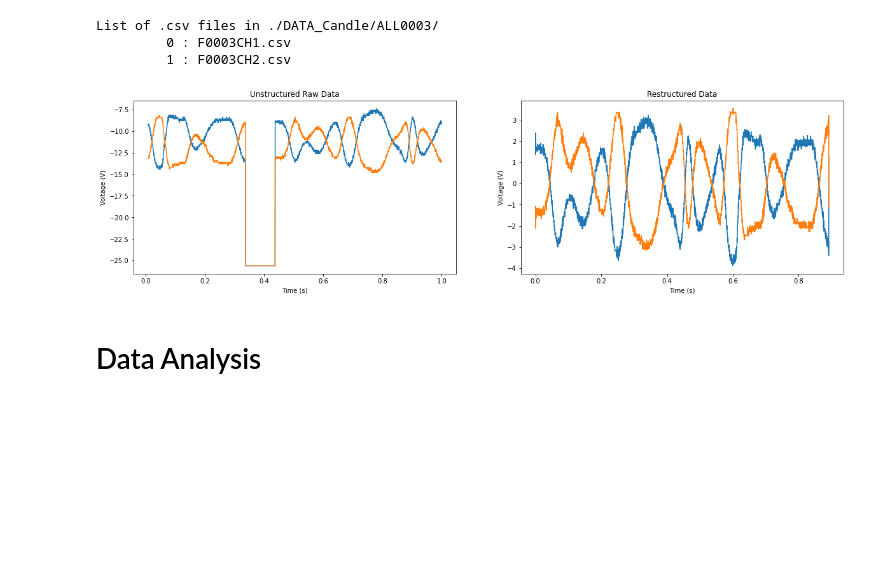
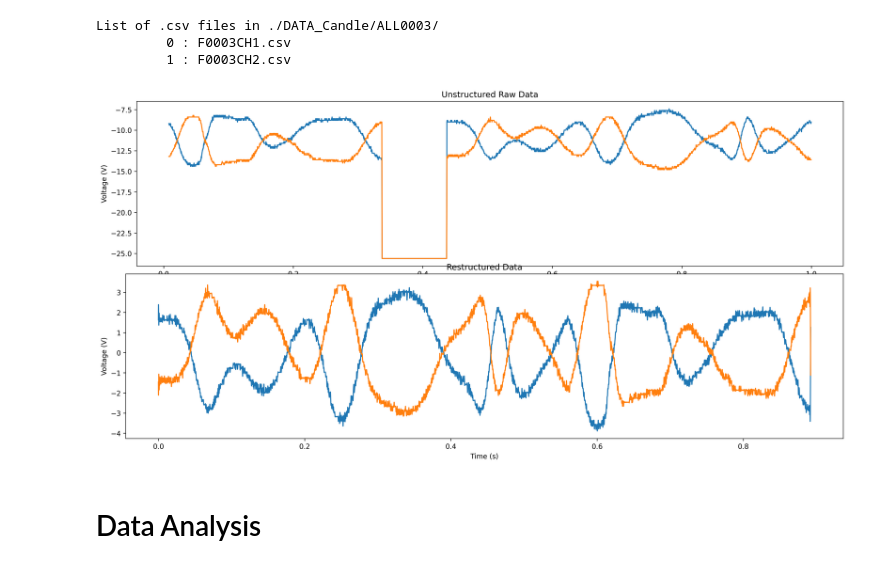
Before and after one commit to PanosEconomou/advanced-lab, a Jupyter notebook: 3.Interferometry/1.Lab-Data/4.INTERFEROMETRY__Apr-14-2021__14-49-34/4.ANALYSIS.ipynb, the cells around one changed output. Drawn from its saved outputs; the diff is of its cells as text; code cells hidden in the pictures; blank space fills up the shorter version.

```diff
--- a/3.Interferometry/1.Lab-Data/4.INTERFEROMETRY__Apr-14-2021__14-49-34/4.ANALYSIS.ipynb
+++ b/3.Interferometry/1.Lab-Data/4.INTERFEROMETRY__Apr-14-2021__14-49-34/4.ANALYSIS.ipynb
@@ -35,9 +36,10 @@ List of .csv files in ./DATA_Candle/ALL0003/
          1 : F0003CH2.csv
 # %%
 # Now plot the data
-fig = plt.figure(figsize = (20,5))
-ax1 = fig.add_subplot(121)
-ax2 = fig.add_subplot(122)
+fig = plt.figure(figsize = (15,7.5),dpi=300,constrained_layout=False)
+g
+ax1 = fig.add_subplot(211)
+ax2 = fig.add_subplot(212)
 
 ax1.set_title('Unstructured Raw Data')
 ax1.set_xlabel('Time (s)')
@@ -68,34 +70,34 @@ ch2[1] -= np.mean(ch2[1])
 def lowpass(sig,fc,fs,order=1):
     coeffs = signal.butter(order, 2*fc/fs)
     return signal.lfilter(coeffs[0],coeffs[1],signal)
 
 # dt = np.mean(channel1[0][1:] - channel1[0][:-1])
 # ch1[1] = lowpass(ch1[1],1,1/dt,order=1)
 
 # We will also reample channel the channels to include more points
 Factor = 10
 N_resample = len(ch1[0])*Factor
 ch1[1] = signal.resample(ch1[1],N_resample)
 ch2[1] = signal.resample(ch2[1],N_resample)
 
 # # And Finally, we will tile the array
 # ch1[1] = np.tile(ch1[1],10)
 # ch2[1] = np.tile(ch2[1],10)
 
 # Now to fix the time dependance we do the following
 dt = np.mean(channel1[0][1:] - channel1[0][:-1])/Factor
 ch1[0] = np.linspace(0,dt*len(ch1[1]),len(ch1[1]))
 ch2[0] = np.linspace(0,dt*len(ch2[1]),len(ch2[1]))
 
 # Plot the new data
 ax2.set_title('Restructured Data')
 ax2.set_xlabel('Time (s)')
 ax2.set_ylabel('Voltage (V)')
 
 ax2.plot(ch1[0],ch1[1])
 ax2.plot(ch2[0],ch2[1]);
 # %% [output]
-[figure, old version]
+[figure, new version]
 # %% [markdown]
 # Data Analysis
 # %%
```
Also changed, not shown: parts of 1 cell of this notebook, 8 other files.
